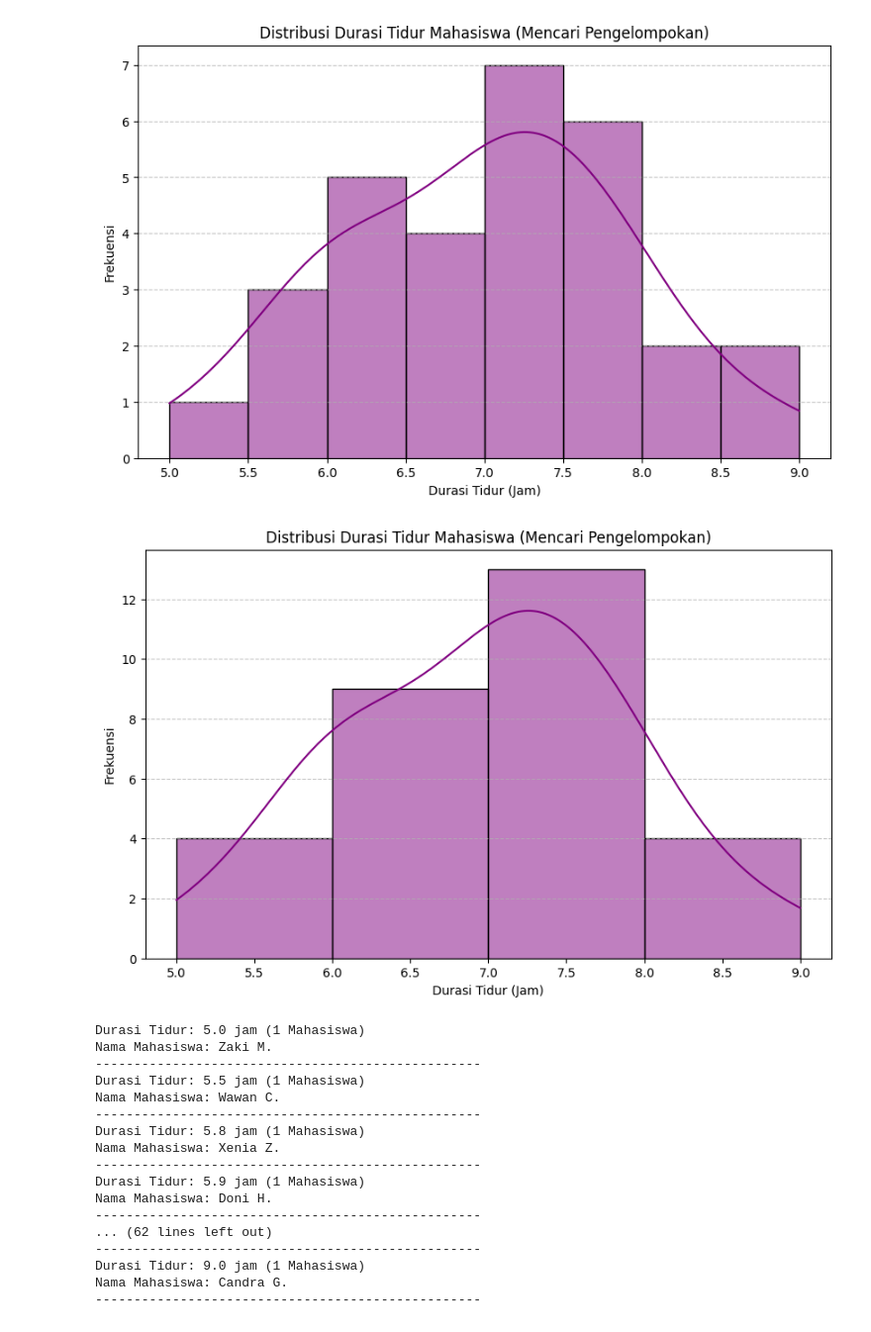
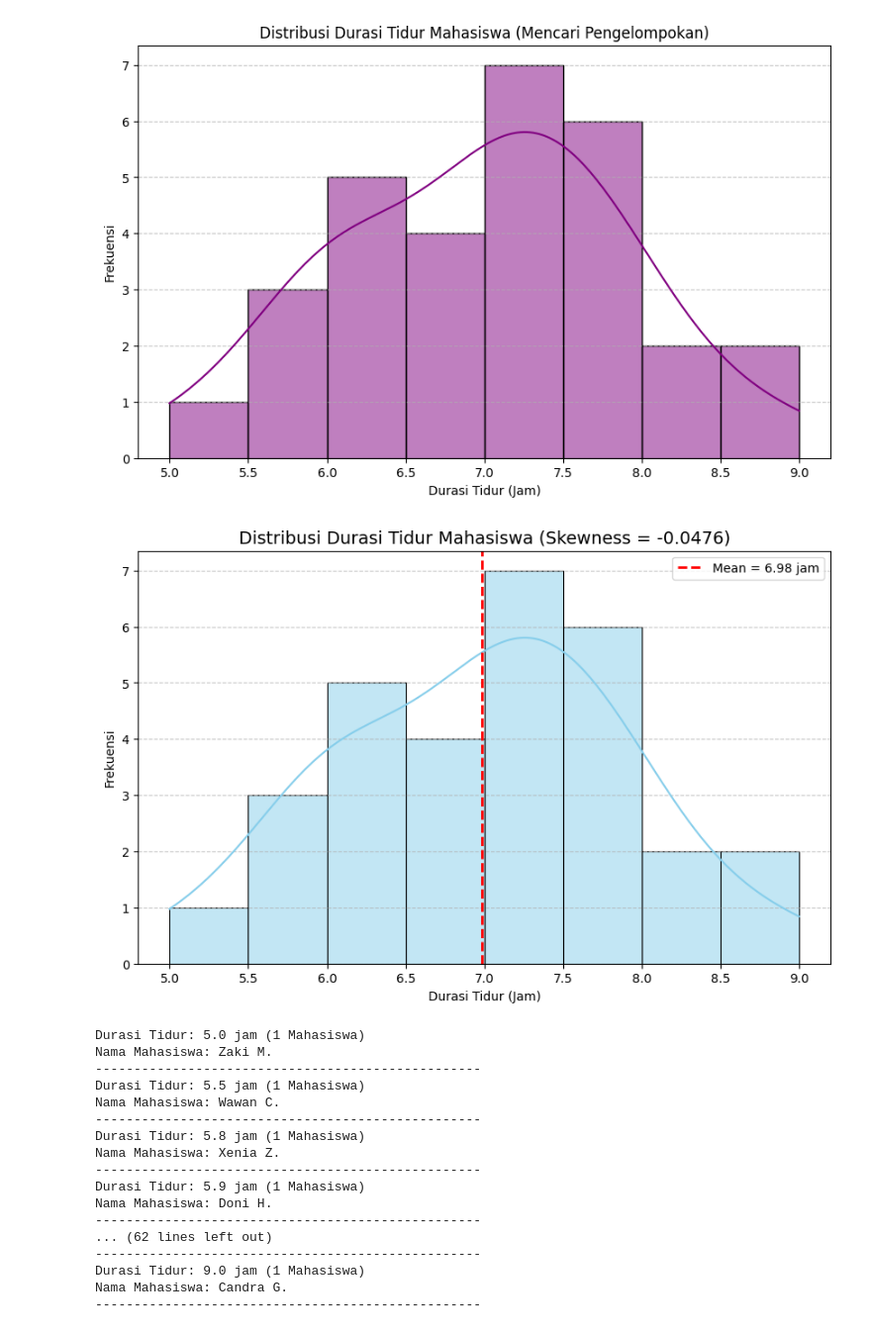
Before and after one commit to Oenm176/sleep-pattern-analysis, a Jupyter notebook: data_visualization.ipynb, the cells around one changed output. Shown: that part at 99% size. Saved outputs shown, nothing was run; the diff lists cells and outputs as text; code cells hidden in the pictures.

```diff
--- a/data_visualization.ipynb
+++ b/data_visualization.ipynb
@@ -96,20 +30,53 @@ plt.show()
 plt.close()
 # %% [output]
 [figure]
-# %%
-plt.figure(figsize=(10, 6))
-
-
-sns.histplot(dataset['Durasi Tidur (Jam)'], kde=True, binwidth=1, color='purple')
-plt.title('Distribusi Durasi Tidur Mahasiswa (Mencari Pengelompokan)')
-plt.xlabel('Durasi Tidur (Jam)')
-plt.ylabel('Frekuensi')
-
-plt.grid(axis='y', linestyle='--', alpha=0.7)
-plt.show()
-plt.close()
-# %% [output]
-[figure, removed]
+# %%
+skew_value = skew(dataset['Durasi Tidur (Jam)'])
+mean_value = dataset['Durasi Tidur (Jam)'].mean()
+
+
+# --- VISUALISASI DISTRIBUSI DATA ---
+plt.figure(figsize=(10, 6))
+
+# Plot distribusi: Menggunakan binwidth=0.5 dan KDE
+sns.histplot(dataset['Durasi Tidur (Jam)'],
+             kde=True,
+             binwidth=0.5,
+             color='skyblue',
+             edgecolor='black',
+             linewidth=0.8)
+
+# Tambahkan Judul dengan Nilai Skewness (dibulatkan 4 desimal)
+plt.title(f"Distribusi Durasi Tidur Mahasiswa (Skewness = {skew_value:.4f})", fontsize=14)
+plt.xlabel("Durasi Tidur (Jam)")
+plt.ylabel("Frekuensi")
+
+# Garis mean (Rata-rata) untuk perbandingan visual
+plt.axvline(mean_value, color='red', linestyle='--', linewidth=2, label=f"Mean = {mean_value:.2f} jam")
+plt.legend()
+
+# Grid
+plt.grid(axis='y', linestyle='--', alpha=0.7)
+
+plt.show()
+
+
+# --- INTERPRETASI SKEWNESS ---
+# Menggunakan ambang batas 0.1 untuk mengabaikan kemiringan yang sangat kecil
+if skew_value > 0.1:
+    jenis = "Positif (Right Skewed)"
+    arah = "kanan"
+    interpretasi = "sebagian besar mahasiswa tidur sedikit lebih sebentar dari rata-rata, dengan beberapa outlier yang tidur sangat lama."
+elif skew_value < -0.1:
+    jenis = "Negatif (Left Skewed)"
+    arah = "kiri"
+    interpretasi = "sebagian besar mahasiswa tidur sedikit lebih lama dari rata-rata, dengan beberapa outlier yang tidur sangat sebentar."
+else:
+    jenis = "Simetris (Tidak Skewed)"
+    arah = "tengah"
+    interpretasi = "durasi tidur mahasiswa relatif seimbang di sekitar rata-rata."
+# %% [output]
+[figure, added]
 # %%
 grouping_result = dataset.groupby('Durasi Tidur (Jam)')['Nama Mahasiswa'].apply(list).reset_index()
 
```
Also changed, not shown: parts of 7 cells of this notebook, 1 other file.
